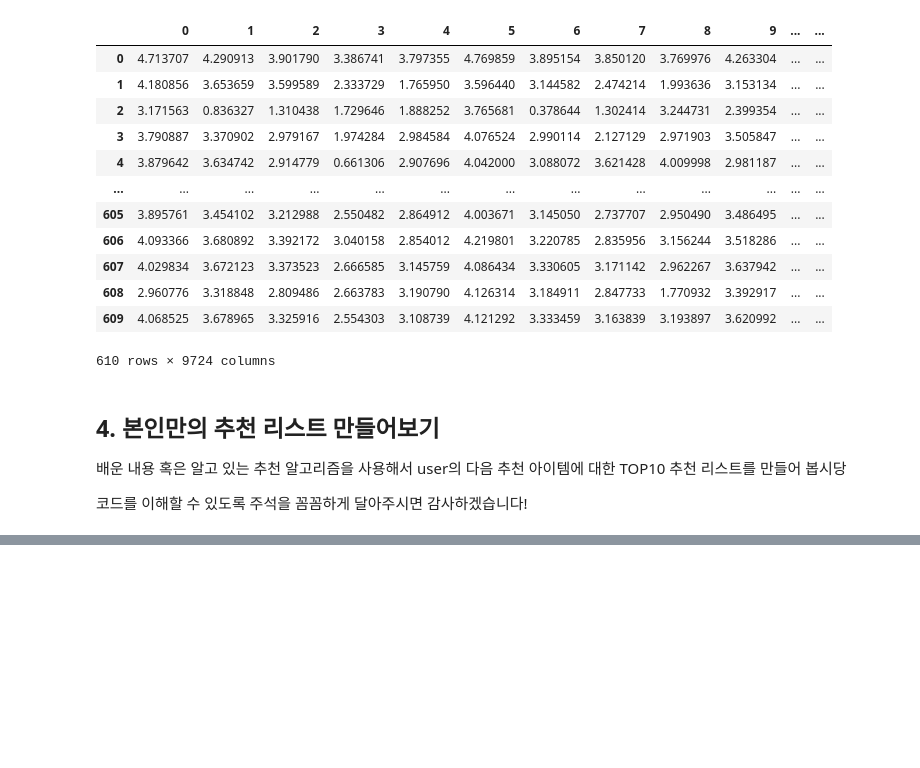
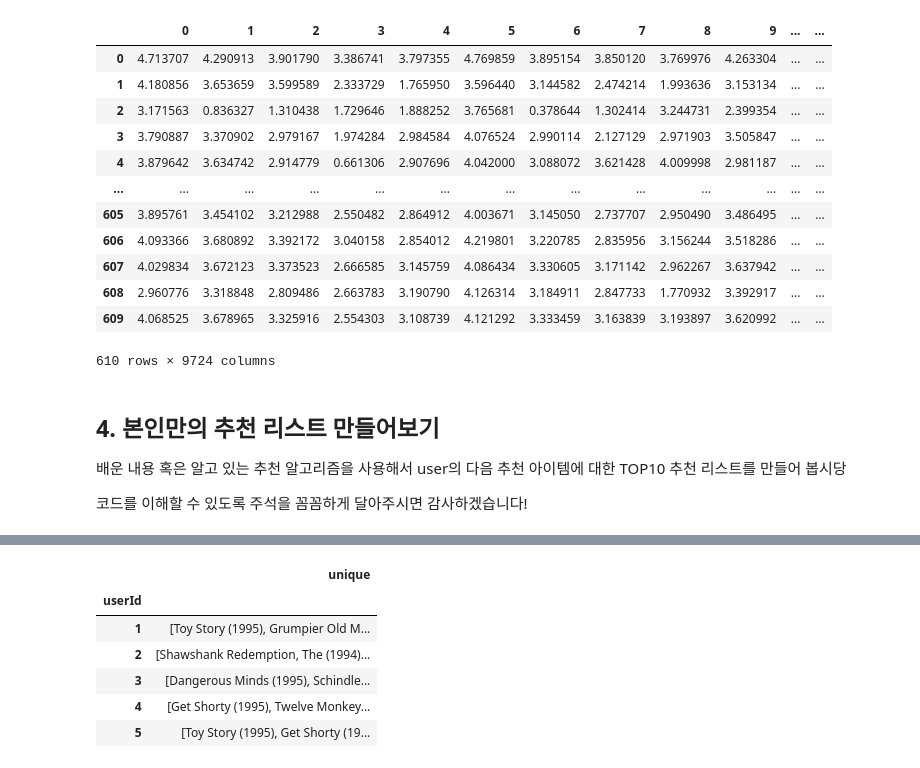
Before and after one commit to jiwoo0212/Tobigs-15-jiwoo, a Jupyter notebook: week10/week10_Recommendation_assignment.ipynb, the cells around one changed output, grey strips where cells are left out. Saved outputs shown, nothing was run; the diff lists cells and outputs as text; code cells hidden in the pictures; blank space fills up the shorter version.

```diff
--- a/week10/week10_Recommendation_assignment.ipynb
+++ b/week10/week10_Recommendation_assignment.ipynb
@@ -400,0 +404,8 @@ pd.DataFrame(R_reduced)
+# %%
+movie_s = origin_movie[['movieId', 'title']]
+rating_s = origin_rating[['userId', 'movieId']]
+
+movie_s['movieId'] = movie_s['movieId'].astype(str)
+rating_s['movieId'] = rating_s['movieId'].astype(str)
+
+user_movie_title = pd.merge(rating_s, movie_s, how='left', on='movieId')
@@ -400,0 +423,29 @@ pd.DataFrame(R_reduced)
+# %%
+movie = user_movie_title.copy()
+# %%
+# UserId 별 MovidID 구매 목록을 생성
+item_agg = movie.groupby(['title'])['userId'].agg({'nunique'}).reset_index()
+item_agg = item_agg[item_agg['nunique'] >= 5]['title'].values
+user_agg = movie.groupby(['userId'])['title'].agg({'nunique'}).reset_index()
+user_agg = user_agg[user_agg['nunique'] >= 5]['userId'].values
+
+# 전처리 수행
+# 성능향상을 위해 5회 미만 구매된 상품, 5회 미만 구매한 고객은 제외하고 분석진행
+movie['check1'] = 0
+movie.loc[movie['title'].isin(item_agg), 'check1'] = 1
+movie['check2'] = 0
+movie.loc[movie['userId'].isin(user_agg), 'check2'] = 1
+movie = movie.loc[(movie['check1'] == 1) & (movie['check2'] == 1)].reset_index(drop=True)
+# %%
+movie = movie[movie['title'].notnull()].reset_index(drop=True)
+
+agg = movie.groupby(['userId'])['title'].agg({'unique'})
+agg.head()
+# %% [output]
+|  | unique |
+| userId |  |
+| 1 | [Toy Story (1995), Grumpier Old M... |
+| 2 | [Shawshank Redemption, The (1994)... |
+| 3 | [Dangerous Minds (1995), Schindle... |
+| 4 | [Get Shorty (1995), Twelve Monkey... |
+| 5 | [Toy Story (1995), Get Shorty (19... |
```
Also changed, not shown: parts of 9 cells of this notebook.
